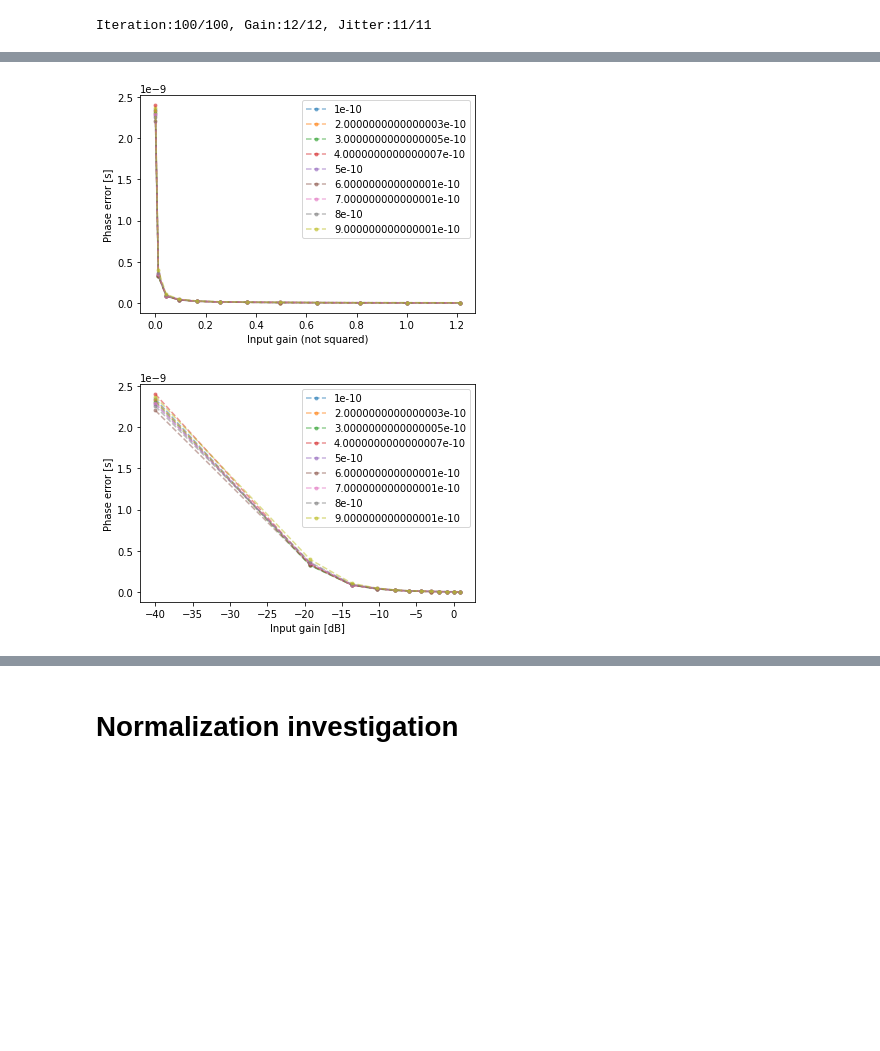
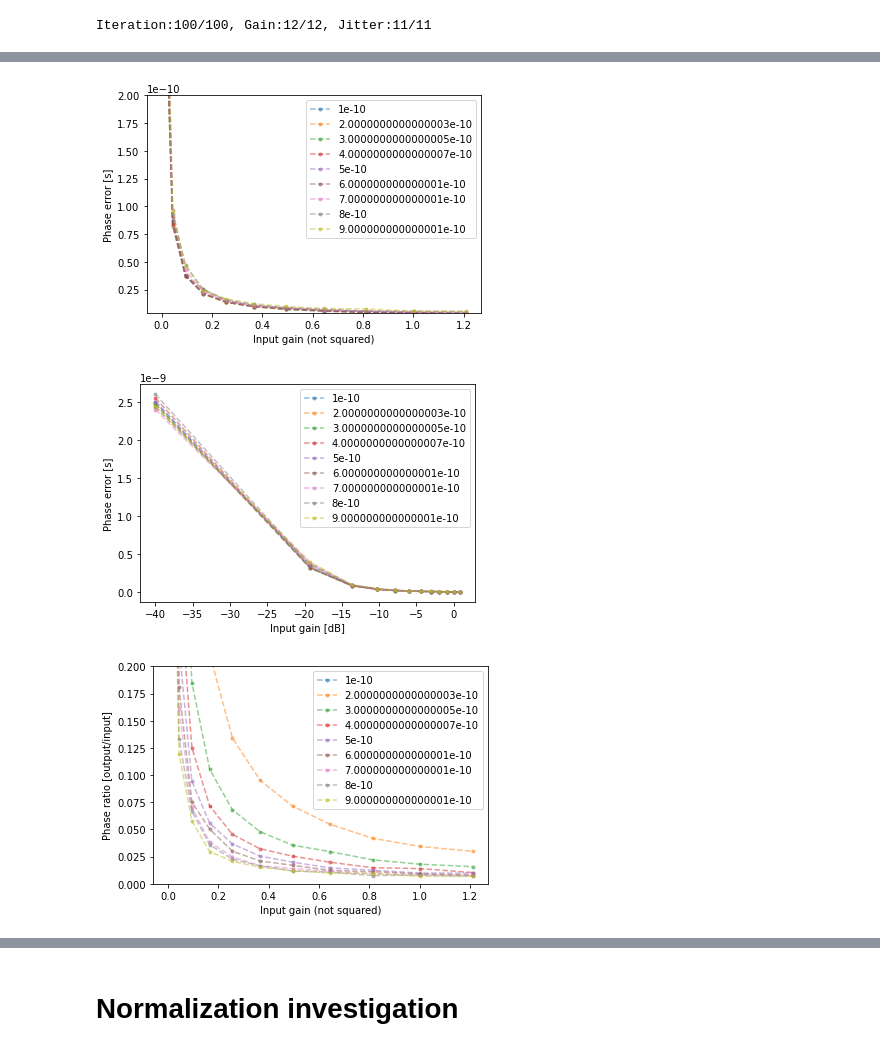
Before and after one commit to WrightLaboratory/DigitalNoiseSource, a Jupyter notebook: notebooks/LBN_phasejitter_exploration.ipynb, the cells around one changed output, grey strips where cells are left out. Saved outputs shown, nothing was run; the diff lists cells and outputs as text; code cells hidden in the pictures; blank space fills up the shorter version.

```diff
--- a/notebooks/LBN_phasejitter_exploration.ipynb
+++ b/notebooks/LBN_phasejitter_exploration.ipynb
@@ -242,24 +252,34 @@ compared to input jitter value:  3.0000000000000005e-10
 # %%
 for j,jit in enumerate(jitter_space[1:-1]):
     plt.plot(gain_space,(1./fman)*np.nanstd(-np.angle(nq_max_mag_cross_on[j,:,:]),axis=1),'.--',alpha=0.5,label=jit)
 plt.ylabel('Phase error [s]')
 plt.xlabel('Input gain (not squared)')
 #plt.xlim(0,0.01)
-#plt.ylim(0.4E-11,4E-10)
+plt.ylim(0.4E-11,2E-10)
 plt.legend()
 plt.show()
 
 for j,jit in enumerate(jitter_space[1:-1]):
     plt.plot(10*np.log10(gain_space),(1./fman)*np.nanstd(-np.angle(nq_max_mag_cross_on[j,:,:]),axis=1),'.--',alpha=0.5,label=jit)
 plt.ylabel('Phase error [s]')
 plt.xlabel('Input gain [dB]')
 #plt.xlim(0,0.01)
 #plt.ylim(0.4E-11,4E-10)
 plt.legend()
 plt.show()
+
+for j,jit in enumerate(jitter_space[1:-1]):
+    plt.plot(gain_space,((1./fman)*np.nanstd(-np.angle(nq_max_mag_cross_on[j,:,:]),axis=1))/jitter_space[j],'.--',alpha=0.5,label=jit)
+plt.ylabel('Phase ratio [output/input]')
+plt.xlabel('Input gain (not squared)')
+#plt.xlim(0,0.01)
+plt.ylim(0,0.2)
+plt.legend()
+plt.show()
 # %% [output]
-[figure, old version]
+[figure, new version]
-[figure, old version]
+[figure, new version]
+[figure, added]
 # %%
 # plot ratio of output time jitter to input time jitter vs gain
 
```
Also changed, not shown: parts of 14 cells of this notebook.
